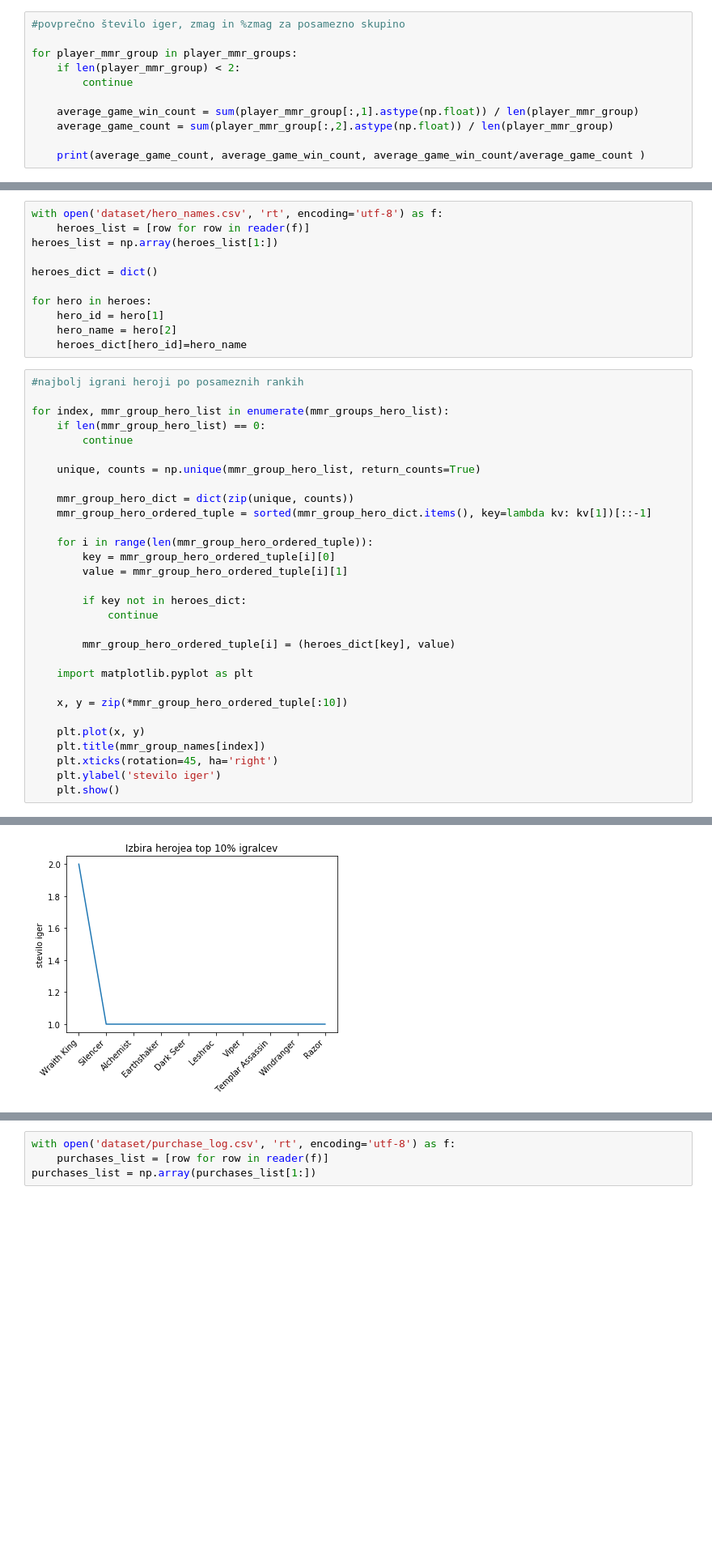
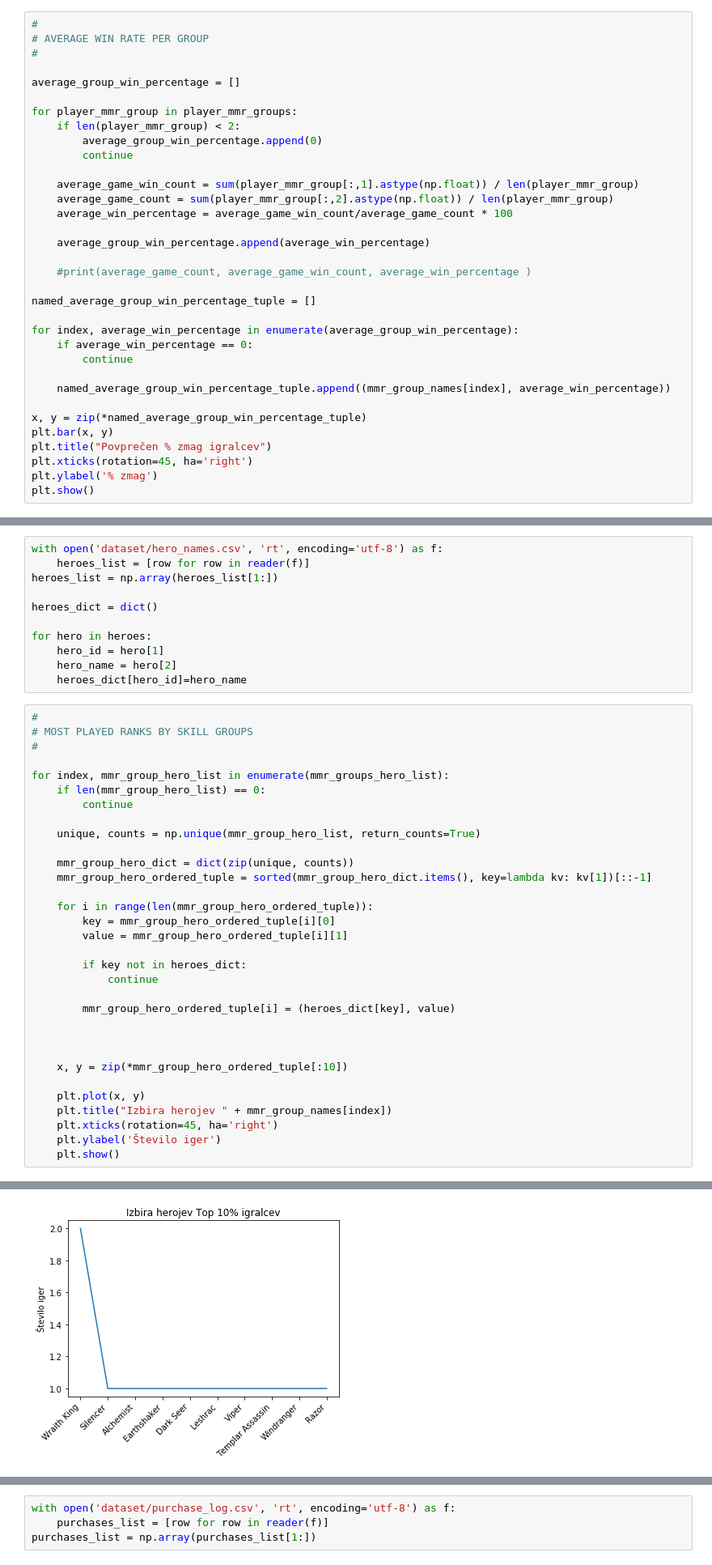
Before and after one commit to Dmajster/PR19DRTAEG, a Jupyter notebook: pr_d.ipynb, the cells around one changed output, grey strips where cells are left out. Shown at 81% size. Drawn from its saved outputs; the diff is of its cells as text; blank space fills up the shorter version.

```diff
--- a/pr_d.ipynb
+++ b/pr_d.ipynb
@@ -160,12 +169,35 @@ for mmr_group in player_mmr_groups:
 # %%
-#povprečno število iger, zmag in %zmag za posamezno skupino
+#
+# AVERAGE WIN RATE PER GROUP
+#
+
+average_group_win_percentage = []
 
 for player_mmr_group in player_mmr_groups:
     if len(player_mmr_group) < 2:
+        average_group_win_percentage.append(0)
         continue
 
     average_game_win_count = sum(player_mmr_group[:,1].astype(np.float)) / len(player_mmr_group)
     average_game_count = sum(player_mmr_group[:,2].astype(np.float)) / len(player_mmr_group)
+    average_win_percentage = average_game_win_count/average_game_count * 100
 
-    print(average_game_count, average_game_win_count, average_game_win_count/average_game_count )
+    average_group_win_percentage.append(average_win_percentage)
+
+    #print(average_game_count, average_game_win_count, average_win_percentage )
+
+named_average_group_win_percentage_tuple = []
+
+for index, average_win_percentage in enumerate(average_group_win_percentage):
+    if average_win_percentage == 0:
+        continue
+
+    named_average_group_win_percentage_tuple.append((mmr_group_names[index], average_win_percentage))
+
+x, y = zip(*named_average_group_win_percentage_tuple)
+plt.bar(x, y)
+plt.title("Povprečen % zmag igralcev")
+plt.xticks(rotation=45, ha='right')
+plt.ylabel('% zmag')
+plt.show()
 # %% [output]
@@ -216,7 +244,9 @@ for hero in heroes:
     hero_name = hero[2]
     heroes_dict[hero_id]=hero_name
 # %%
-#najbolj igrani heroji po posameznih rankih
+#
+# MOST PLAYED RANKS BY SKILL GROUPS
+#
 
 for index, mmr_group_hero_list in enumerate(mmr_groups_hero_list):
     if len(mmr_group_hero_list) == 0:
@@ -236,13 +266,13 @@ for index, mmr_group_hero_list in enumerate(mmr_groups_hero_list):
 
         mmr_group_hero_ordered_tuple[i] = (heroes_dict[key], value)
 
-    import matplotlib.pyplot as plt
+
 
     x, y = zip(*mmr_group_hero_ordered_tuple[:10])
 
     plt.plot(x, y)
-    plt.title(mmr_group_names[index])
+    plt.title("Izbira herojev " + mmr_group_names[index])
     plt.xticks(rotation=45, ha='right')
-    plt.ylabel('stevilo iger')
+    plt.ylabel('Število iger')
     plt.show()
 # %% [output]
@@ -253,2 +283,2 @@ for index, mmr_group_hero_list in enumerate(mmr_groups_hero_list):
-[figure, old version]
+[figure, new version]
 # %%
```
Also changed, not shown: parts of 7 cells of this notebook, 4 other files.
